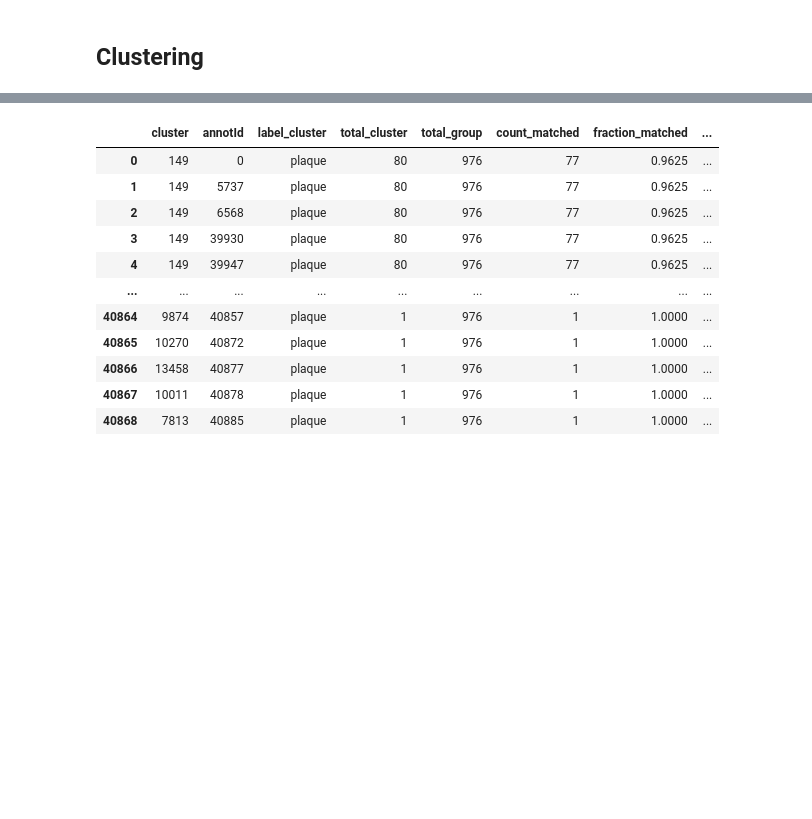
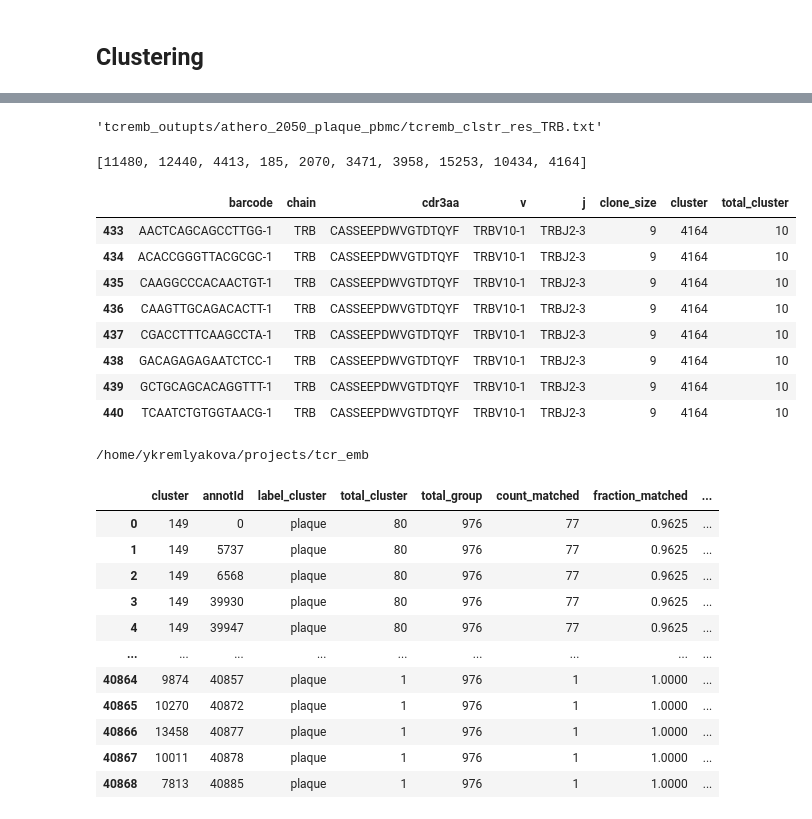
Before and after one commit to yuliajk/tcremp, a Jupyter notebook: tcremb_athero.ipynb, the cells around one changed output, grey strips where cells are left out. Cells and saved outputs as stored; diff of their text form; code cells hidden in the pictures; blank space fills up the shorter version.

```diff
--- a/tcremb_athero.ipynb
+++ b/tcremb_athero.ipynb
@@ -282,0 +172,35 @@ kmeans.clstrs_motif(tcremb, chain, 10)
+# %%
+output_columns = [tcremb.annotation_id,tcremb.clonotype_id, 'clone_size']
+if tcremb.data_id is not None:
+    output_columns.append(tcremb.data_id)
+output_columns.append(label)
+
+    #df = kmeans.clstr_labels[args.chain].merge(tcremb.annot[args.chain][[tcremb.data_id, tcremb.annotation_id,tcremb.clonotype_id,args.label, 'clone_size']])
+df = kmeans.clstr_labels[chain].merge(tcremb.annot[chain][output_columns])
+df = df.merge(tcremb.tsne[chain])
+df = df.merge(tcremb.tsne_clones[chain].rename({'DM1':'DM1_clones','DM2':'DM2_clones'},axis=1))
+df.to_csv(f'tcremb_outputs/athero_2050_plaque_pbmc/tcremb_clstr_res_{chain}.txt', sep='\t', index=False)
+# %%
+f'tcremb_outupts/athero_2050_plaque_pbmc/tcremb_clstr_res_{chain}.txt'
+# %% [output]
+'tcremb_outupts/athero_2050_plaque_pbmc/tcremb_clstr_res_TRB.txt'
+# %%
+clusters_list = list(kmeans.binom_res['TRB'].sort_values('p_value').head(10)['cluster'])
+# %%
+t = df[(df['cluster'].isin(clusters_list))&(df['site']=='plaque')&(df['data_id']!=0)].rename({'data_id':'barcode'},axis=1)[['barcode','chain','cdr3aa','v','j','clone_size','cluster','total_cluster']]
+# %%
+clusters_list
+# %% [output]
+[11480, 12440, 4413, 185, 2070, 3471, 3958, 15253, 10434, 4164]
+# %%
+t[t['cluster']==4164]
+# %% [output]
+|  | barcode | chain | cdr3aa | v | j | clone_size | cluster | total_cluster |
+| 433 | AACTCAGCAGCCTTGG-1 | TRB | CASSEEPDWVGTDTQYF | TRBV10-1 | TRBJ2-3 | 9 | 4164 | 10 |
+| 434 | ACACCGGGTTACGCGC-1 | TRB | CASSEEPDWVGTDTQYF | TRBV10-1 | TRBJ2-3 | 9 | 4164 | 10 |
+| 435 | CAAGGCCCACAACTGT-1 | TRB | CASSEEPDWVGTDTQYF | TRBV10-1 | TRBJ2-3 | 9 | 4164 | 10 |
+| 436 | CAAGTTGCAGACACTT-1 | TRB | CASSEEPDWVGTDTQYF | TRBV10-1 | TRBJ2-3 | 9 | 4164 | 10 |
+| 437 | CGACCTTTCAAGCCTA-1 | TRB | CASSEEPDWVGTDTQYF | TRBV10-1 | TRBJ2-3 | 9 | 4164 | 10 |
+| 438 | GACAGAGAGAATCTCC-1 | TRB | CASSEEPDWVGTDTQYF | TRBV10-1 | TRBJ2-3 | 9 | 4164 | 10 |
+| 439 | GCTGCAGCACAGGTTT-1 | TRB | CASSEEPDWVGTDTQYF | TRBV10-1 | TRBJ2-3 | 9 | 4164 | 10 |
+| 440 | TCAATCTGTGGTAACG-1 | TRB | CASSEEPDWVGTDTQYF | TRBV10-1 | TRBJ2-3 | 9 | 4164 | 10 |
@@ -283,3 +213,7 @@ kmeans.clstrs_motif(tcremb, chain, 10)
+# %%
+/home/ykremlyakova/projects/tcr_emb/tcremb_outputs/athero_2050_plaque_pbmc/2050_plaque_big_clones.txt
+# %% [output]
+/home/ykremlyakova/projects/tcr_emb
 # %%
 clstr_data = pd.merge(kmeans.clstr_labels['TRB'],tcremb.tsne['TRB'])
 clstr_data = clstr_data.merge(tcremb.annot['TRB'][tcr_columns + ['annotId','site']])
```
Also changed, not shown: parts of 21 cells of this notebook, 2 other files.
